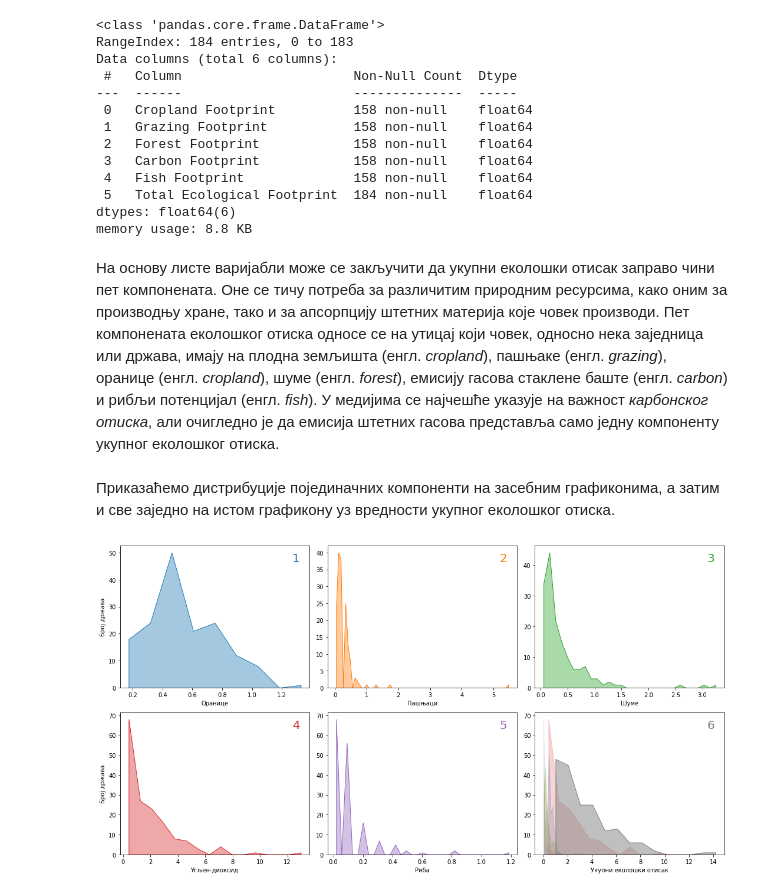
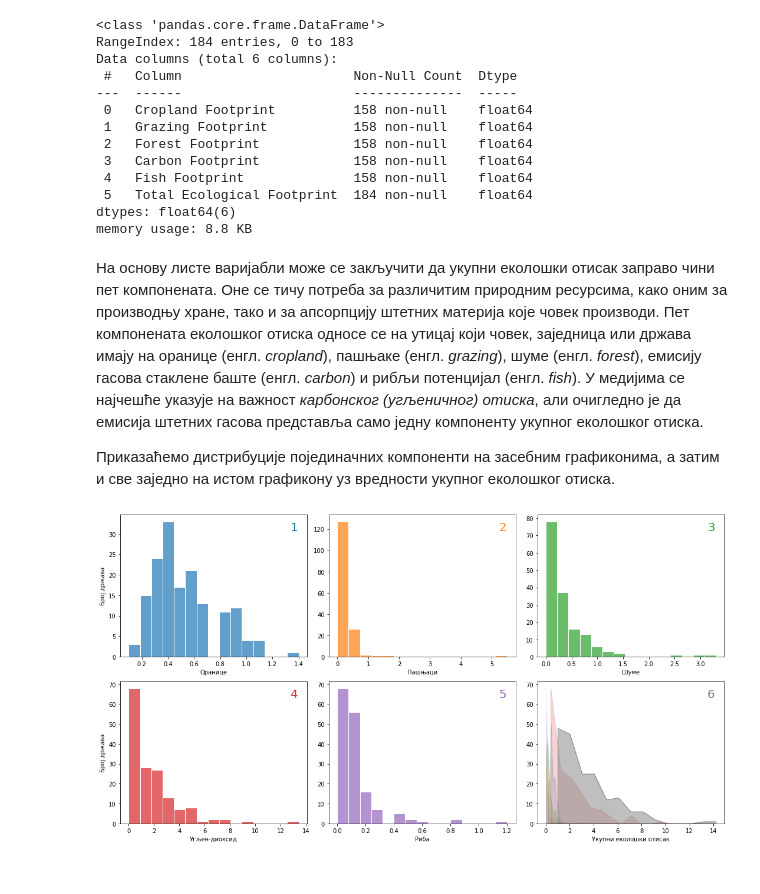
Before and after one commit to Petlja/Budi_Data_Driven_files, a Jupyter notebook: 04_Ekologija/EK04-Otisak.ipynb, the cells around one changed output. Saved outputs shown, nothing was run; the diff lists cells and outputs as text; code cells hidden in the pictures.

```diff
--- a/04_Ekologija/EK04-Otisak.ipynb
+++ b/04_Ekologija/EK04-Otisak.ipynb
@@ -24,35 +27,51 @@ Data columns (total 6 columns):
 dtypes: float64(6)
 memory usage: 8.8 KB
 # %% [markdown]
-На основу листе варијабли може се закључити да укупни еколошки отисак заправо чини пет компонената. Оне се тичу потреба за различитим природним ресурсима, како оним за производњу хране, тако и за апсорпцију штетних материја које човек производи. Пет компонената еколошког отиска односе се на утицај који човек, односно нека заједница или држава, имају на плодна земљишта (енгл. *cropland*), пашњаке (енгл. *grazing*), оранице (енгл. *cropland*), шуме (енгл. *forest*), емисију гасова стаклене баште (енгл. *carbon*) и рибљи потенцијал (енгл. *fish*). У медијима се најчешће указује на важност *карбонског отиска*, али очигледно је да емисија штетних гасова представља само једну компоненту укупног еколошког отиска.
-<BR><BR>
+На основу листе варијабли може се закључити да укупни еколошки отисак заправо чини пет компонената. Оне се тичу потреба за различитим природним ресурсима, како оним за производњу хране, тако и за апсорпцију штетних материја које човек производи. Пет компонената еколошког отиска односе се на утицај који човек, заједница или држава имају на оранице (енгл. *cropland*), пашњаке (енгл. *grazing*), шуме (енгл. *forest*), емисију гасова стаклене баште (енгл. *carbon*) и рибљи потенцијал (енгл. *fish*). У медијима се најчешће указује на важност *карбонског (угљеничног) отиска*, али очигледно је да емисија штетних гасова представља само једну компоненту укупног еколошког отиска.
+
 Приказаћемо дистрибуције појединачних компоненти на засебним графиконима, а затим и све заједно на истом графикону уз вредности укупног еколошког отиска.
 # %%
 import matplotlib.pyplot as plt
 import seaborn as sbrn
 
+# Правимо мрежу графикона 2 x 3
 fig, ((ax1, ax2, ax3), (ax4, ax5, ax6)) = plt.subplots(2, 3, figsize=(15,8))
+
+# За боје ћемо искористити matplotlib палету tab10
 boje = plt.get_cmap('tab10')
+
+# Додељујемо називе x-оса
 naziviX = ['Оранице', 'Пашњаци', 'Шуме', 'Угљен-диоксид', 'Риба', 'Укупни еколошки отисак']
-naziviY = ['Број држава', '', '', 'Број држава', '', ''] # Само први графикони у сваком реду имају назив y-осе
+# Само први графикони у сваком реду имају називе y-оса
+naziviY = ['Број држава', '', '', 'Број држава', '', '']
 
+# Да не бисмо понаваљали код за сваки графикон користићемо for петљу
 for rb, ax in enumerate(fig.axes[:-1]):
-    sbrn.histplot(otisak[ftKol], x=ftKol[rb], alpha=0.4, element='poly', ax=ax, color=boje(rb))
+    # Исцртавамо стубичасти дијаграм са 15 стубића за сваку компоненту отиска
+    sbrn.histplot(otisak[ftKol], x=ftKol[rb], alpha=0.7, ax=ax, color=boje(rb), bins=15, edgecolor='white')
 
     boja = list(boje(rb))   # Овде се играмо и мењамо провидност (alpha) ниво тренутне боје у низу boje(rb)
     boja[3] = 0.2           # Боје се изражвају као tuple објекат са четири елемента (RGBA):
     bordura = tuple(boja)   # R - црвена, G - зелена, B - плава, A - провидност
 
+    # Исте податке представљамо полигоном фреквенција (елемент='полy') на последњем графикону
     sbrn.histplot(otisak[ftKol], x=ftKol[rb], alpha=0.2, element='poly', ax=ax6, color=boje(rb), edgecolor=bordura)
+
+    # Постављамо називе оса
     ax.set_xlabel(naziviX[rb])
     ax.set_ylabel(naziviY[rb])
+
+    # Уписујемо редни број графикона у горњи десни угао
     ax.text(0.95, 0.95, rb+1, transform=ax.transAxes, fontsize=20, color=boje(rb), ha='right', va='top')
 
+# На последњи графикон додајемо још и дистрибуцију укупног отиска
 sbrn.histplot(otisak[ftKol], x=ftKol[5], alpha=0.5, element='poly', ax=ax6, color='gray')
 ax6.text(0.95, 0.95, '6', transform=ax6.transAxes, fontsize=20, color='gray', ha='right', va='top')
 ax6.set_xlabel('Укупни еколошки отисак')
 ax6.set_ylabel('')
-plt.tight_layout() # Овим мало сабијамо простор између графикона
+
+# Овим мало сабијамо простор између "кућица"
+plt.tight_layout()
 # %% [output]
-[figure, old version]
+[figure, new version]
 # %% [markdown]
```
Also changed, not shown: parts of 6 cells of this notebook, 44 other files.
